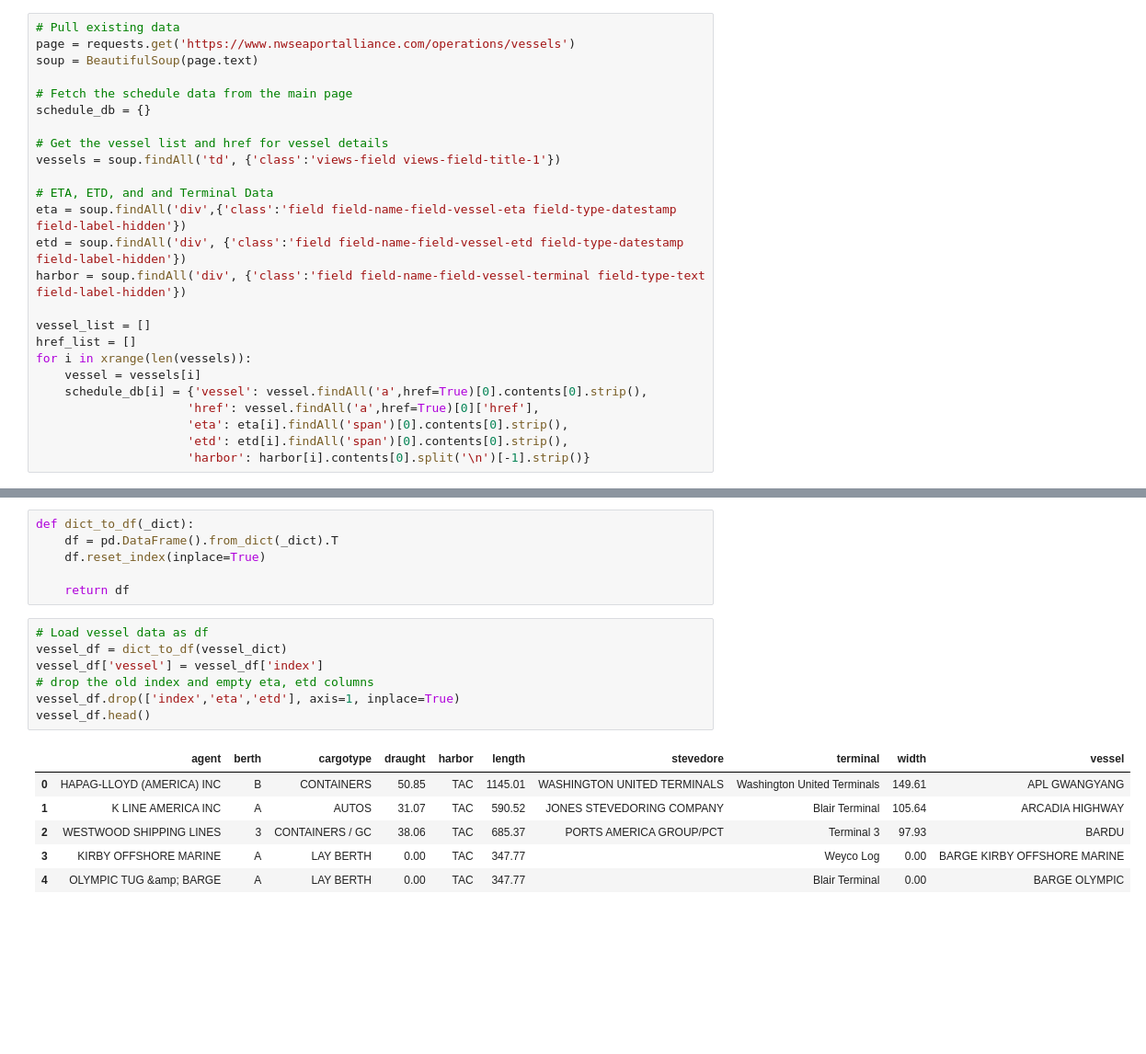
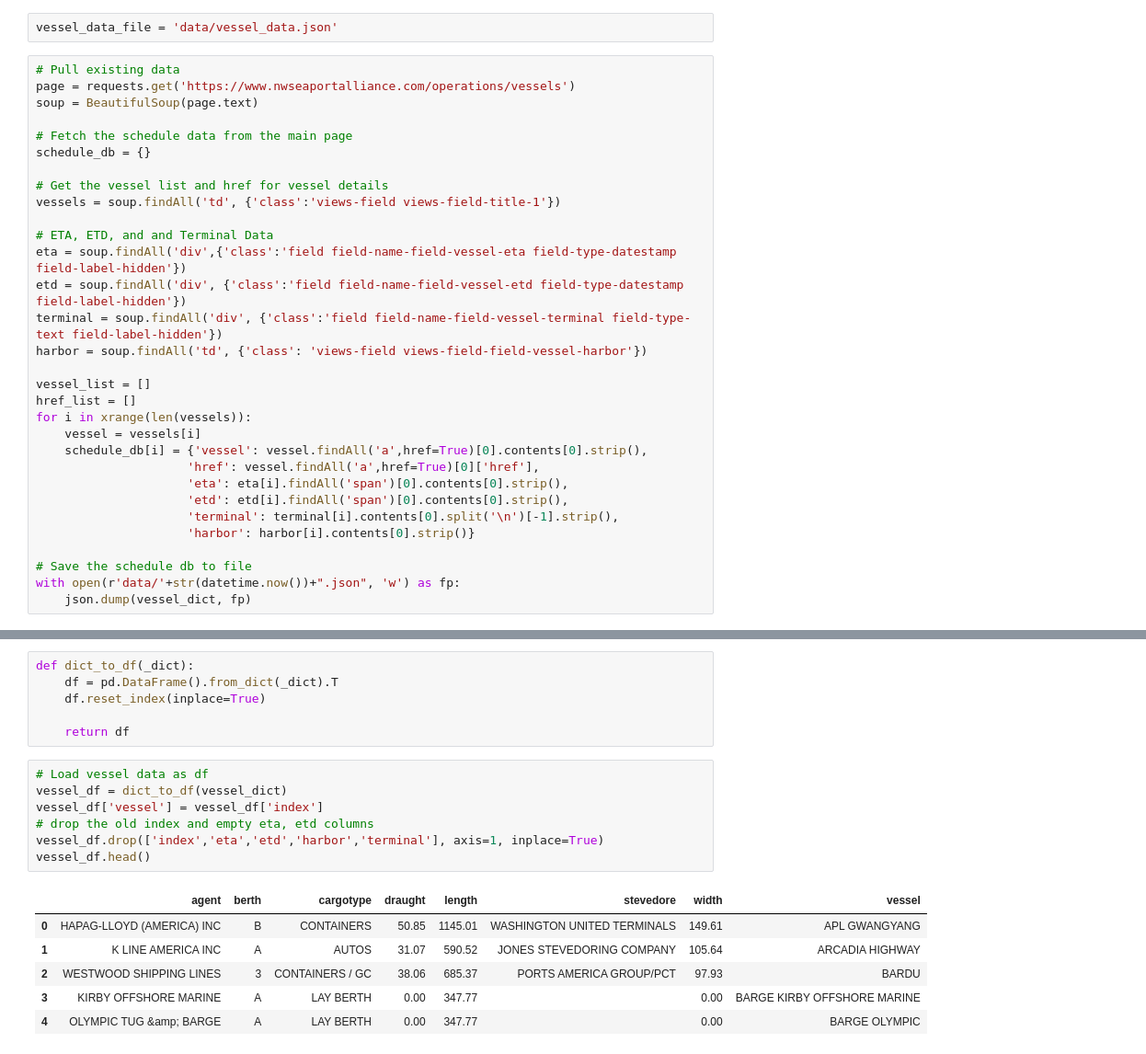
Before and after one commit to bricegnichols/bridge-stat, a Jupyter notebook: ship_data.ipynb, the cells around one changed output, grey strips where cells are left out. Shown at 92% size. Saved outputs shown, nothing was run; the diff lists cells and outputs as text; blank space fills up the shorter version.

Commit message:
updates to ship data analysis

```diff
--- a/ship_data.ipynb
+++ b/ship_data.ipynb
@@ -11,3 +11,5 @@ vessel_data_file = 'vessel_data.json'
+# %%
+vessel_data_file = 'data/vessel_data.json'
 # %%
 # Pull existing data
 page = requests.get('https://www.nwseaportalliance.com/operations/vessels')
@@ -22,7 +24,8 @@ vessels = soup.findAll('td', {'class':'views-field views-field-title-1'})
 # ETA, ETD, and and Terminal Data
 eta = soup.findAll('div',{'class':'field field-name-field-vessel-eta field-type-datestamp field-label-hidden'})
 etd = soup.findAll('div', {'class':'field field-name-field-vessel-etd field-type-datestamp field-label-hidden'})
-harbor = soup.findAll('div', {'class':'field field-name-field-vessel-terminal field-type-text field-label-hidden'})
+terminal = soup.findAll('div', {'class':'field field-name-field-vessel-terminal field-type-text field-label-hidden'})
+harbor = soup.findAll('td', {'class': 'views-field views-field-field-vessel-harbor'})
 
 vessel_list = []
 href_list = []
@@ -32,4 +35,9 @@ for i in xrange(len(vessels)):
                      'href': vessel.findAll('a',href=True)[0]['href'],
                      'eta': eta[i].findAll('span')[0].contents[0].strip(),
                      'etd': etd[i].findAll('span')[0].contents[0].strip(),
-                     'harbor': harbor[i].contents[0].split('\n')[-1].strip()}
+                     'terminal': terminal[i].contents[0].split('\n')[-1].strip(),
+                     'harbor': harbor[i].contents[0].strip()}
+
+# Save the schedule db to file
+with open(r'data/'+str(datetime.now())+".json", 'w') as fp:
+    json.dump(vessel_dict, fp)
@@ -80,17 +91,17 @@ def dict_to_df(_dict):
 # %%
 # Load vessel data as df
 vessel_df = dict_to_df(vessel_dict)
 vessel_df['vessel'] = vessel_df['index']
 # drop the old index and empty eta, etd columns
-vessel_df.drop(['index','eta','etd'], axis=1, inplace=True)
+vessel_df.drop(['index','eta','etd','harbor','terminal'], axis=1, inplace=True)
 vessel_df.head()
 # %% [output]
-|  | agent | berth | cargotype | draught | harbor | length | stevedore | terminal | width | vessel |
-| 0 | HAPAG-LLOYD (AMERICA) INC | B | CONTAINERS | 50.85 | TAC | 1145.01 | WASHINGTON UNITED TERMINALS | Washington United Terminals | 149.61 | APL GWANGYANG |
-| 1 | K LINE AMERICA INC | A | AUTOS | 31.07 | TAC | 590.52 | JONES STEVEDORING COMPANY | Blair Terminal | 105.64 | ARCADIA HIGHWAY |
-| 2 | WESTWOOD SHIPPING LINES | 3 | CONTAINERS / GC | 38.06 | TAC | 685.37 | PORTS AMERICA GROUP/PCT | Terminal 3 | 97.93 | BARDU |
-| 3 | KIRBY OFFSHORE MARINE | A | LAY BERTH | 0.00 | TAC | 347.77 |  | Weyco Log | 0.00 | BARGE KIRBY OFFSHORE MARINE |
-| 4 | OLYMPIC TUG &amp; BARGE | A | LAY BERTH | 0.00 | TAC | 347.77 |  | Blair Terminal | 0.00 | BARGE OLYMPIC |
+|  | agent | berth | cargotype | draught | length | stevedore | width | vessel |
+| 0 | HAPAG-LLOYD (AMERICA) INC | B | CONTAINERS | 50.85 | 1145.01 | WASHINGTON UNITED TERMINALS | 149.61 | APL GWANGYANG |
+| 1 | K LINE AMERICA INC | A | AUTOS | 31.07 | 590.52 | JONES STEVEDORING COMPANY | 105.64 | ARCADIA HIGHWAY |
+| 2 | WESTWOOD SHIPPING LINES | 3 | CONTAINERS / GC | 38.06 | 685.37 | PORTS AMERICA GROUP/PCT | 97.93 | BARDU |
+| 3 | KIRBY OFFSHORE MARINE | A | LAY BERTH | 0.00 | 347.77 |  | 0.00 | BARGE KIRBY OFFSHORE MARINE |
+| 4 | OLYMPIC TUG &amp; BARGE | A | LAY BERTH | 0.00 | 347.77 |  | 0.00 | BARGE OLYMPIC |
 # %%
 # Load the schedule data as df
 schedule_df = dict_to_df(schedule_db)
```
Also changed, not shown: parts of 16 cells of this notebook, 1 other file.
